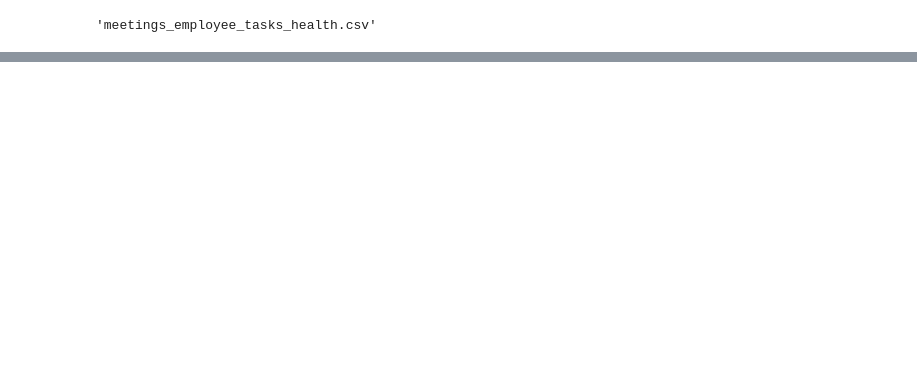
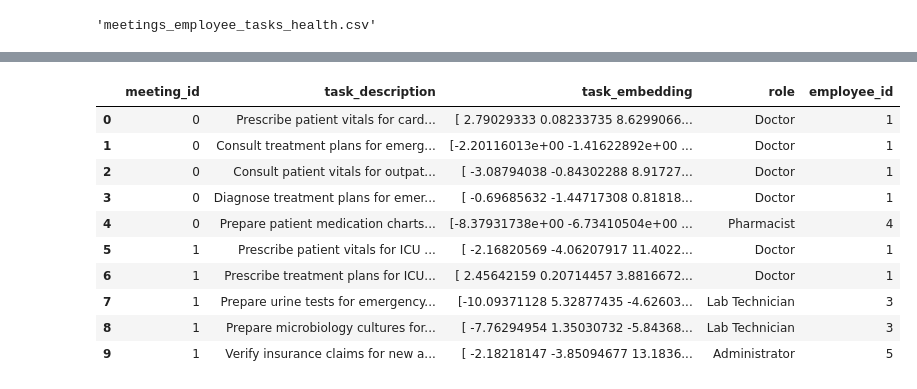
Before and after one commit to eth-bmai-fs26/project, a Jupyter notebook: dataset_from_zero_healthcare.ipynb, the cells around one changed output, grey strips where cells are left out. Saved outputs shown, nothing was run; the diff lists cells and outputs as text; code cells hidden in the pictures; blank space fills up the shorter version.

Commit message:
see folder dataset_to_download for dataset

```diff
--- a/dataset_from_zero_healthcare.ipynb
+++ b/dataset_from_zero_healthcare.ipynb
@@ -476,32 +632,37 @@ for i in range(1, MAX_PARTICIPANTS + 1):
     tmp = df[cols_existing].copy()
 
     rename_map = {
-        f"employee_id_{i}": "employee_id_i",
-        f"task_{i}": "task_i",
-        f"role_{i}": "role_i",
-        f"embedding_{i}": "embedding_i",
+        f"employee_id_{i}": "employee_id",
+        f"task_{i}": "task_description",
+        f"role_{i}": "role",
+        f"embedding_{i}": "task_embedding",
     }
     tmp = tmp.rename(columns=rename_map)
 
     # if role_i or embedding_i columns don't exist, create them
-    if "role_i" not in tmp.columns:
-        tmp["role_i"] = pd.NA
-    if "embedding_i" not in tmp.columns:
-        tmp["embedding_i"] = pd.NA
+    if "role" not in tmp.columns:
+        tmp["role"] = pd.NA
+    if "embedding" not in tmp.columns:
+        tmp["embedding"] = pd.NA
 
     # keep only valid participant slots
-    tmp = tmp[tmp["employee_id_i"].notna() & tmp["task_i"].notna()]
+    tmp = tmp[tmp["employee_id"].notna() & tmp["task_description"].notna()]
 
     long_parts.append(tmp)
 
 
 df_long = (
     pd.concat(long_parts, ignore_index=True)
-    [["meeting_id", "task_i", "role_i", "embedding_i", "meeting_transcript"]]
-    .sort_values(["meeting_id"], kind="stable")
+    [["meeting_id", "task_description","task_embedding", "meeting_transcript","role", "employee_id"]]
+    .sort_values(["meeting_id","employee_id"], kind="stable")
 )
 
 df_long.head()
+# Cancel rows with transcript None or empty
+df_long = df_long.dropna(subset=["meeting_transcript"])
+df_long = df_long[df_long["meeting_transcript"].astype(str).str.strip() != ""]
+
+
 
 output_long = "meetings_employee_tasks_health.csv"
 
@@ -511,4 +672,17 @@ output_long
 'meetings_employee_tasks_health.csv'
 # %%
 df_long.head(10)
+
+# Dataset con solo meeting_id e transcript (uno per meeting)
+df_long_transcripts = (
+    df_long[["meeting_id", "meeting_transcript"]]
+    .drop_duplicates(subset="meeting_id", keep="first")
+    .reset_index(drop=True)
+)
+
+# Dataset con tutte le altre colonne, senza transcript
+df_long_details = df_long.drop(columns=["meeting_transcript"]).reset_index(drop=True)
+
+print("Transcripts:", df_long_transcripts.shape)
+print("Details:", df_long_details.shape)
 # %% [output]
@@ -525,0 +691,14 @@ df_long.head(10)
+# %%
+df_long_details.head(10)
+# %% [output]
+|  | meeting_id | task_description | task_embedding | role | employee_id |
+| 0 | 0 | Prescribe patient vitals for card... | [ 2.79029333 0.08233735 8.6299066... | Doctor | 1 |
+| 1 | 0 | Consult treatment plans for emerg... | [-2.20116013e+00 -1.41622892e+00 ... | Doctor | 1 |
+| 2 | 0 | Consult patient vitals for outpat... | [ -3.08794038 -0.84302288 8.91727... | Doctor | 1 |
+| 3 | 0 | Diagnose treatment plans for emer... | [ -0.69685632 -1.44717308 0.81818... | Doctor | 1 |
+| 4 | 0 | Prepare patient medication charts... | [-8.37931738e+00 -6.73410504e+00 ... | Pharmacist | 4 |
+| 5 | 1 | Prescribe patient vitals for ICU ... | [ -2.16820569 -4.06207917 11.4022... | Doctor | 1 |
+| 6 | 1 | Prescribe treatment plans for ICU... | [ 2.45642159 0.20714457 3.8816672... | Doctor | 1 |
+| 7 | 1 | Prepare urine tests for emergency... | [-10.09371128 5.32877435 -4.62603... | Lab Technician | 3 |
+| 8 | 1 | Prepare microbiology cultures for... | [ -7.76294954 1.35030732 -5.84368... | Lab Technician | 3 |
+| 9 | 1 | Verify insurance claims for new a... | [ -2.18218147 -3.85094677 13.1836... | Administrator | 5 |
```
Also changed, not shown: parts of 16 cells of this notebook, 18 other files.
